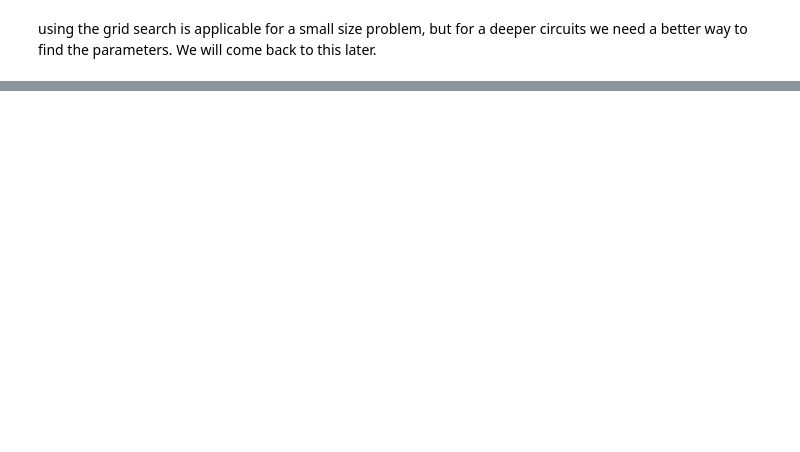
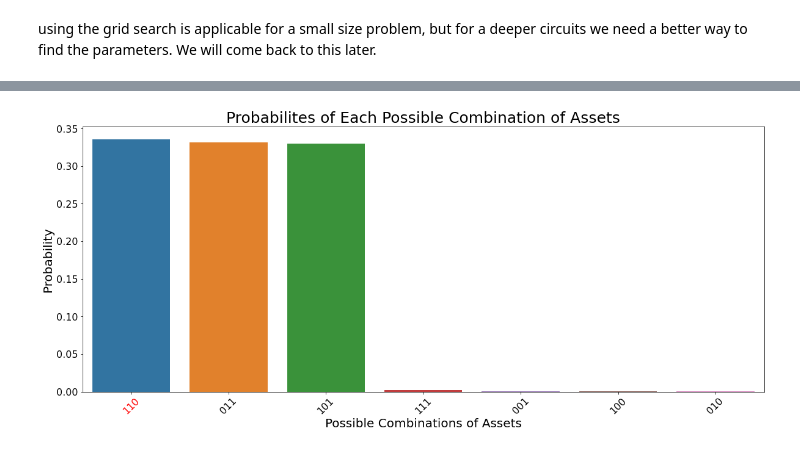
Before and after one commit to jimphon88/quantum-computing, a Jupyter notebook: mean variance optimization qaoa.ipynb, the cells around one changed output, grey strips where cells are left out. Drawn from its saved outputs; the diff is of its cells as text; code cells hidden in the pictures; blank space fills up the shorter version.

```diff
--- a/mean variance optimization qaoa.ipynb
+++ b/mean variance optimization qaoa.ipynb
@@ -538,0 +542,40 @@ get_expectation(n,J,h,beta_list,gamma_list,p=1, shots=2500)
+# %%
+depth = 8
+backend_sim = "qasm_simulator"
+expectation = get_expectation(n,J,h,p=depth, shots=shots, backend=backend_sim)
+beta_init  = 1
+gamma_init = 4
+param_init = [beta_init] * depth + [gamma_init] * depth
+res = minimize(expectation, param_init, method='Powell')
+# %%
+param_opt = res.x
+param_len = int(len(param_opt)/2)
+beta = param_opt[:param_len]
+gamma = param_opt[param_len:]
+
+qaoa_qc = get_qaoa_circuit(n,J,h,beta,gamma,p=depth)
+backend = Aer.get_backend(backend_sim)
+job     = execute(qaoa_qc, backend, shots = shots, memory=True)
+result  = job.result()
+counts  = result.get_counts()
+counts  ={k: v for k, v in sorted(counts.items(),
+                                key=lambda item: item[1],
+                                reverse=True)}
+# %%
+fig, ax = plt.subplots(figsize=(20, 8))
+state = list(counts.keys())
+freq  = list(counts.values())
+freq  = [f/shots for f in freq]
+optimized_value = sns.barplot(x=state, y=freq)
+for _,item in enumerate(optimized_value.get_xticklabels()):
+    item.set_rotation(45)
+    if item.get_text() == ''.join(str(s) for s in gurobi):
+        ax.get_xticklabels()[_].set_color("red")
+ax.set_title("Probabilites of Each Possible Combination of Assets", fontsize=25) # Probability of Max Return at given risk level
+ax.set_xlabel('Possible Combinations of Assets',fontsize =20)
+ax.tick_params(axis='x',labelsize=16)
+ax.tick_params(axis='y',labelsize=16)
+ax.set_ylabel('Probability',fontsize = 20)
+plt.show()
+# %% [output]
+[figure, added]
```
Also changed, not shown: parts of 20 cells of this notebook.
